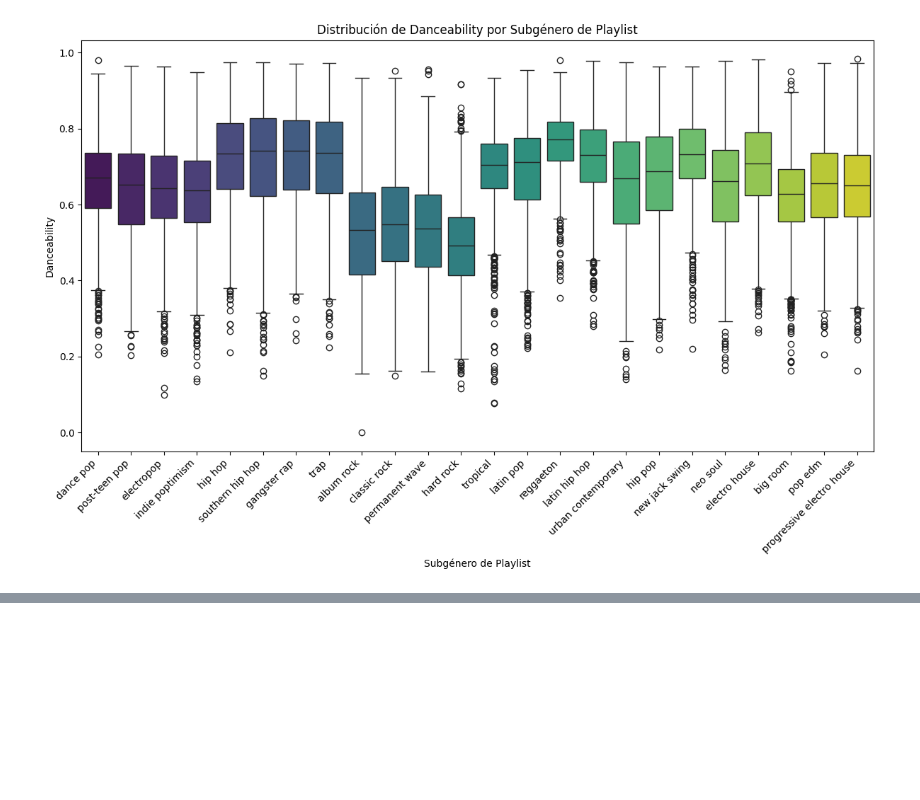
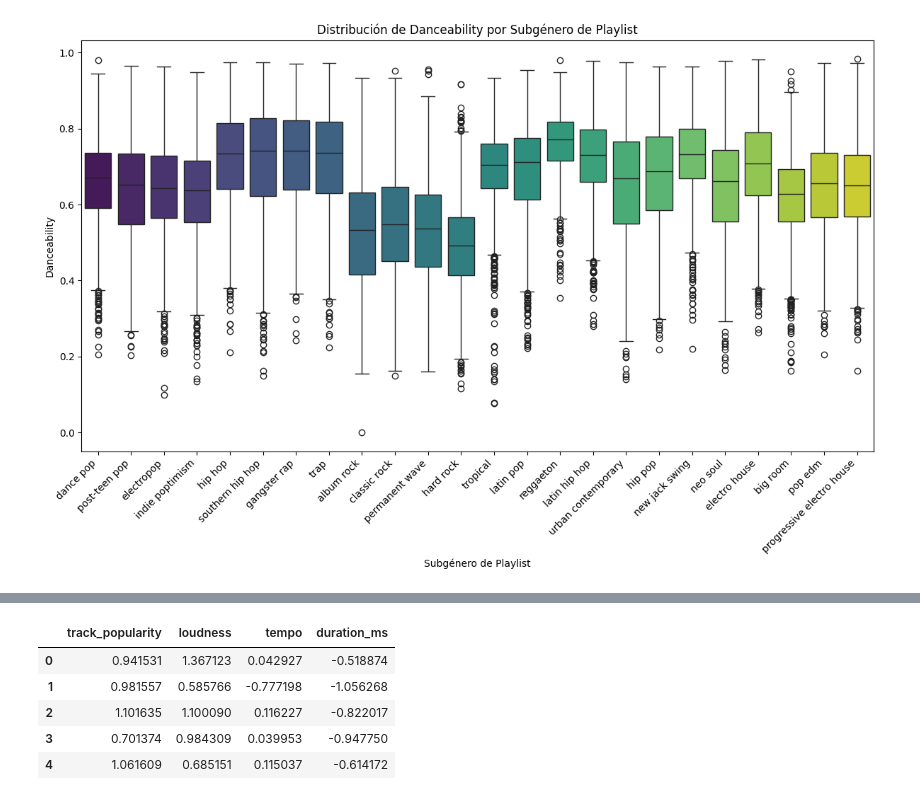
Before and after one commit to JorgeOrrego1201/TF_MetDataScience, a Jupyter notebook: TF_Spotify.ipynb, the cells around one changed output, grey strips where cells are left out. Cells and saved outputs as stored; diff of their text form; code cells hidden in the pictures; blank space fills up the shorter version.

```diff
--- a/TF_Spotify.ipynb
+++ b/TF_Spotify.ipynb
@@ -345,0 +372,16 @@ Passing `palette` without assigning `hue` is deprecated and will be removed in v
+# %%
+features = data[['track_popularity','loudness','tempo','duration_ms']]
+
+# Se utiliza el StandardScaler (Normalización Z-score)
+scaler = StandardScaler()
+normalized = scaler.fit_transform(features)
+
+normalized_df = pd.DataFrame(normalized, columns=features.columns)
+normalized_df.head()
+# %% [output]
+|  | track_popularity | loudness | tempo | duration_ms |
+| 0 | 0.941531 | 1.367123 | 0.042927 | -0.518874 |
+| 1 | 0.981557 | 0.585766 | -0.777198 | -1.056268 |
+| 2 | 1.101635 | 1.100090 | 0.116227 | -0.822017 |
+| 3 | 0.701374 | 0.984309 | 0.039953 | -0.947750 |
+| 4 | 1.061609 | 0.685151 | 0.115037 | -0.614172 |
```
Also changed, not shown: parts of 8 cells of this notebook.
